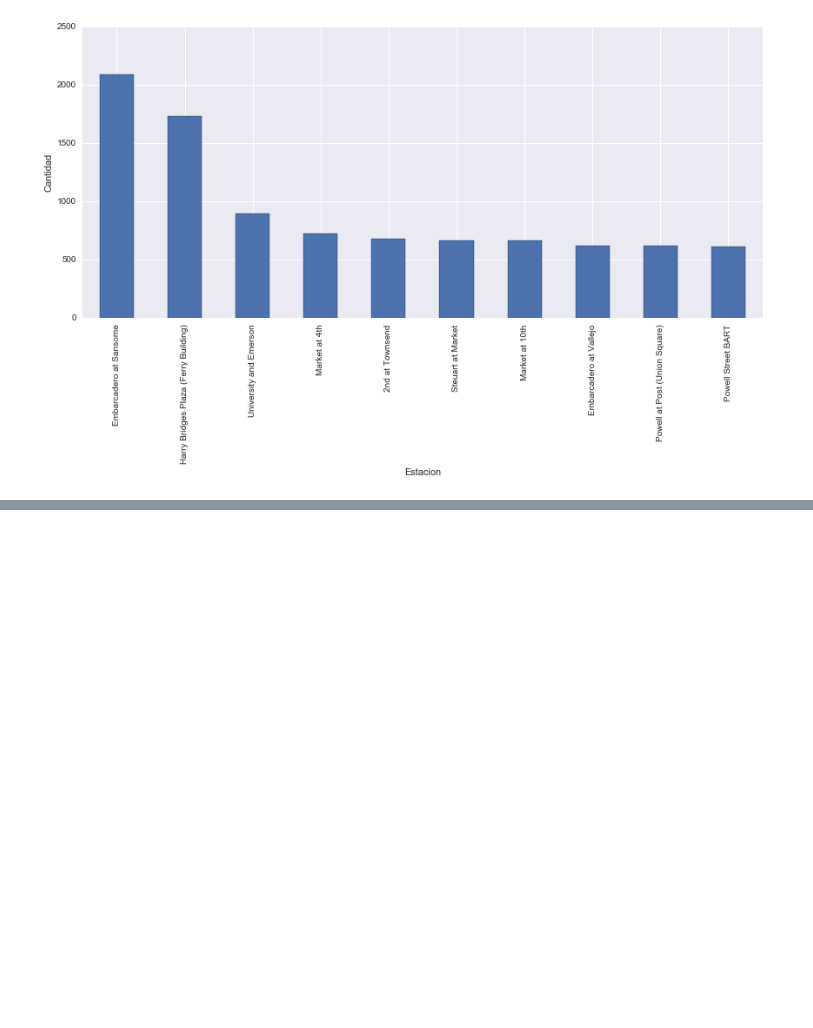
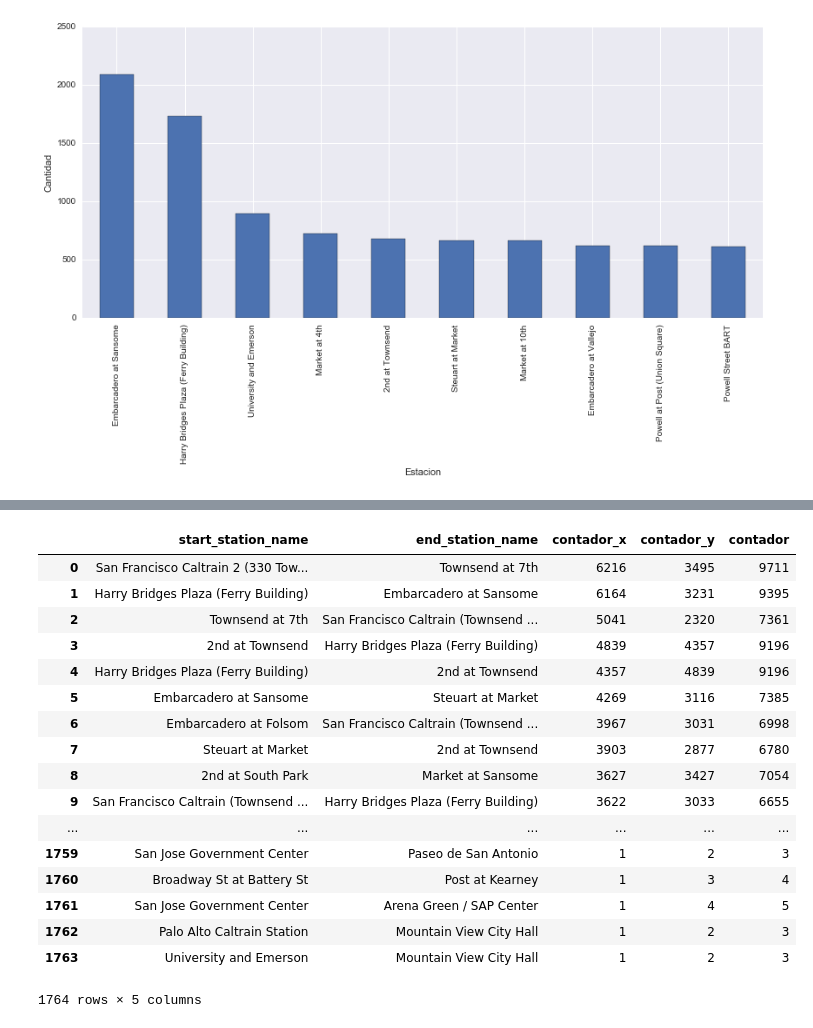
Before and after one commit to AlexVilla92/TP-Datos-2017, a Jupyter notebook: TP1-Exploracion-de-Datos-03-Viaje-entre-distintas-estaciones.ipynb, the cells around one changed output, grey strips where cells are left out. Saved outputs shown, nothing was run; the diff lists cells and outputs as text; code cells hidden in the pictures; blank space fills up the shorter version.

Commit message:
Top 10 viajes entre diferentes estaciones

```diff
--- a/TP1-Exploracion-de-Datos-03-Viaje-entre-distintas-estaciones.ipynb
+++ b/TP1-Exploracion-de-Datos-03-Viaje-entre-distintas-estaciones.ipynb
@@ -165,0 +277,5 @@ trips.loc[trips.start_station_name != trips.end_station_name,['start_station_nam
+# %%
+# Los mergeo entre estaciones iniciales y finales que ya fueron sumados sus contadores, de forma INNER para que
+# mezcle solo los que coincidan y no me haga datos repetidos
+contadorEstacionesDistintasTotales = pd.merge(contadorEstacionesDistintasIniciales,contadorEstacionesDistintasFinales,\
+                                             on=['start_station_name','end_station_name'],how='inner')
@@ -165,0 +303,31 @@ trips.loc[trips.start_station_name != trips.end_station_name,['start_station_nam
+# %%
+# Defino una funcion para sumar los dos contadores
+def sumarContadores(x):
+    return x[2] + x[3]
+# %%
+# aplico la funcion en el dataframe para sumar las columnas de contadores asi devuelve una serie con los resultados
+sumaDeContadores = contadorEstacionesDistintasTotales.apply(sumarContadores,axis=1)
+# %%
+# Creo una columna llamada "contador" que tiene el resultado final que se buscaba
+contadorEstacionesDistintasTotales['contador'] = sumaDeContadores
+# %%
+contadorEstacionesDistintasTotales
+# %% [output]
+|  | start_station_name | end_station_name | contador_x | contador_y | contador |
+| 0 | San Francisco Caltrain 2 (330 Tow... | Townsend at 7th | 6216 | 3495 | 9711 |
+| 1 | Harry Bridges Plaza (Ferry Building) | Embarcadero at Sansome | 6164 | 3231 | 9395 |
+| 2 | Townsend at 7th | San Francisco Caltrain (Townsend ... | 5041 | 2320 | 7361 |
+| 3 | 2nd at Townsend | Harry Bridges Plaza (Ferry Building) | 4839 | 4357 | 9196 |
+| 4 | Harry Bridges Plaza (Ferry Building) | 2nd at Townsend | 4357 | 4839 | 9196 |
+| 5 | Embarcadero at Sansome | Steuart at Market | 4269 | 3116 | 7385 |
+| 6 | Embarcadero at Folsom | San Francisco Caltrain (Townsend ... | 3967 | 3031 | 6998 |
+| 7 | Steuart at Market | 2nd at Townsend | 3903 | 2877 | 6780 |
+| 8 | 2nd at South Park | Market at Sansome | 3627 | 3427 | 7054 |
+| 9 | San Francisco Caltrain (Townsend ... | Harry Bridges Plaza (Ferry Building) | 3622 | 3033 | 6655 |
+| ... | ... | ... | ... | ... | ... |
+| 1759 | San Jose Government Center | Paseo de San Antonio | 1 | 2 | 3 |
+| 1760 | Broadway St at Battery St | Post at Kearney | 1 | 3 | 4 |
+| 1761 | San Jose Government Center | Arena Green / SAP Center | 1 | 4 | 5 |
+| 1762 | Palo Alto Caltrain Station | Mountain View City Hall | 1 | 2 | 3 |
+| 1763 | University and Emerson | Mountain View City Hall | 1 | 2 | 3 |
+1764 rows × 5 columns
```
Also changed, not shown: parts of 15 cells of this notebook.
